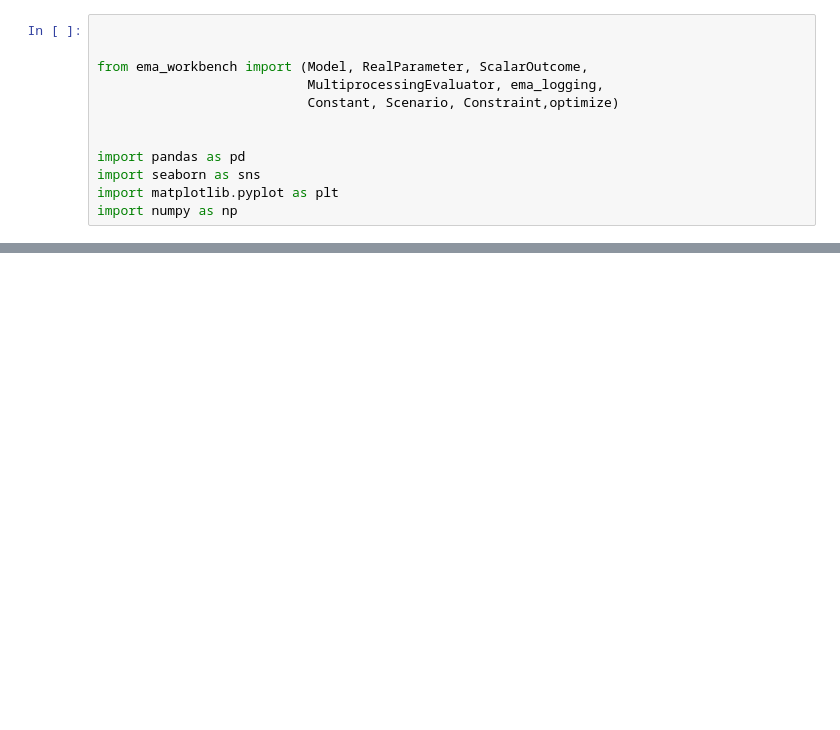
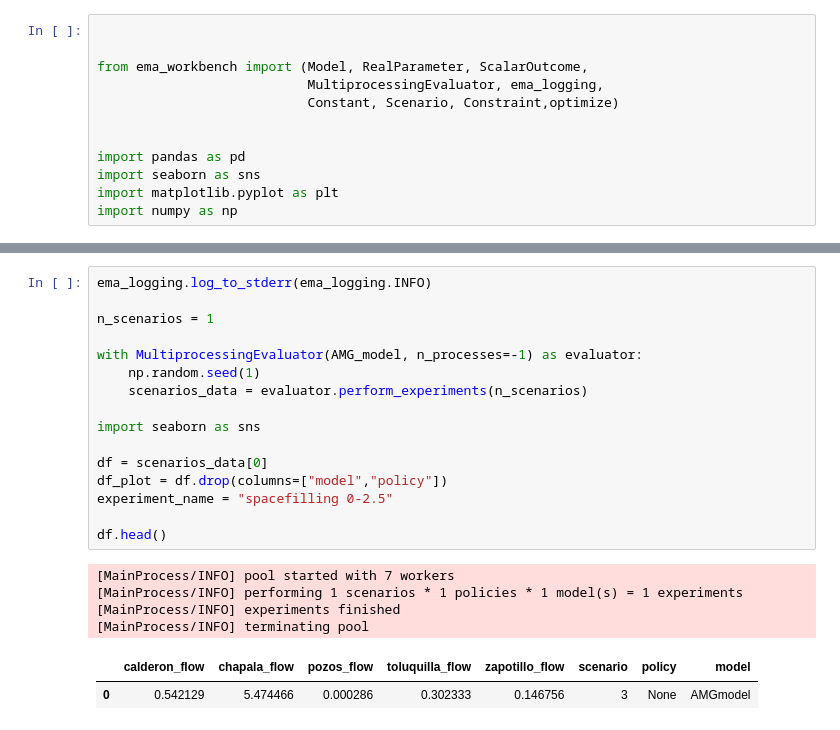
Before and after one commit to arielgoldin/GDL_Aquapheric_Policies, a Jupyter notebook: Sandbox.ipynb, the cells around one changed output, grey strips where cells are left out. Cells and saved outputs as stored; diff of their text form; blank space fills up the shorter version.

```diff
--- a/Sandbox.ipynb
+++ b/Sandbox.ipynb
@@ -56,0 +86,23 @@ TypeError: unhashable type: 'list'
+# %%
+ema_logging.log_to_stderr(ema_logging.INFO)
+
+n_scenarios = 1
+
+with MultiprocessingEvaluator(AMG_model, n_processes=-1) as evaluator:
+    np.random.seed(1)
+    scenarios_data = evaluator.perform_experiments(n_scenarios)
+
+import seaborn as sns
+
+df = scenarios_data[0]
+df_plot = df.drop(columns=["model","policy"])
+experiment_name = "spacefilling 0-2.5"
+
+df.head()
+# %% [output]
+[MainProcess/INFO] pool started with 7 workers
+[MainProcess/INFO] performing 1 scenarios * 1 policies * 1 model(s) = 1 experiments
+[MainProcess/INFO] experiments finished
+[MainProcess/INFO] terminating pool
+|  | calderon_flow | chapala_flow | pozos_flow | toluquilla_flow | zapotillo_flow | scenario | policy | model |
+| 0 | 0.542129 | 5.474466 | 0.000286 | 0.302333 | 0.146756 | 3 | None | AMGmodel |
```
Also changed, not shown: parts of 7 cells of this notebook, 42 other files.
